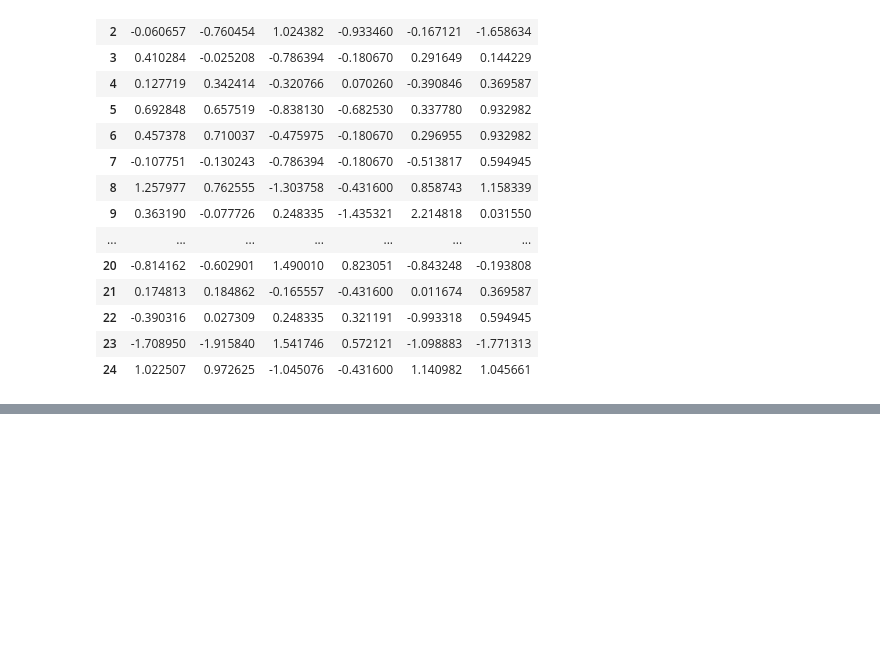
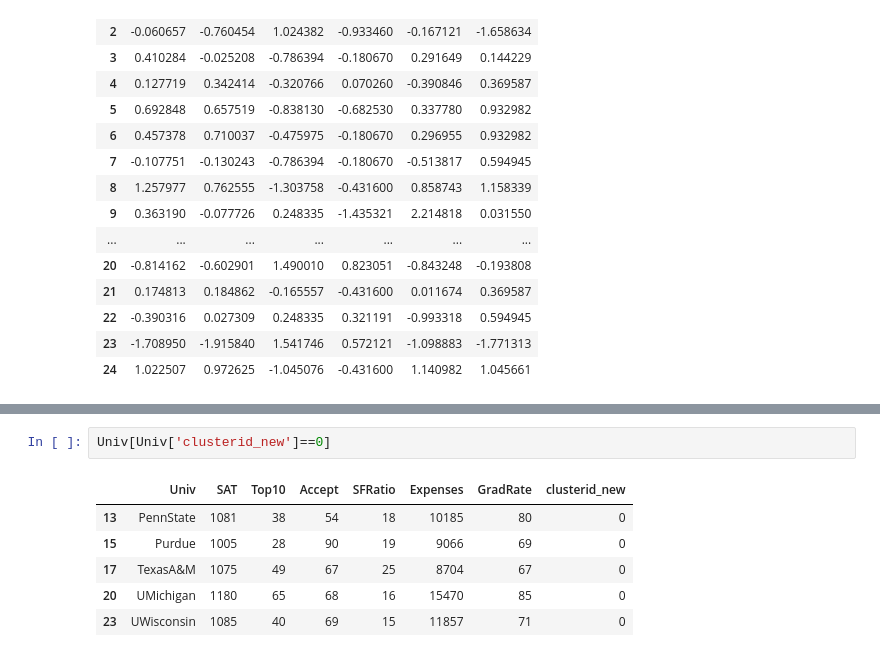
Before and after one commit to AnirudhReddy1252/AIML_TASK, a Jupyter notebook: K-means clustering.ipynb, the cells around one changed output, grey strips where cells are left out. Drawn from its saved outputs; the diff is of its cells as text; blank space fills up the shorter version.

```diff
--- a/K-means clustering.ipynb
+++ b/K-means clustering.ipynb
@@ -89,0 +162,9 @@ scaled_Univ_df
+# %%
+Univ[Univ['clusterid_new']==0]
+# %% [output]
+|  | Univ | SAT | Top10 | Accept | SFRatio | Expenses | GradRate | clusterid_new |
+| 13 | PennState | 1081 | 38 | 54 | 18 | 10185 | 80 | 0 |
+| 15 | Purdue | 1005 | 28 | 90 | 19 | 9066 | 69 | 0 |
+| 17 | TexasA&M | 1075 | 49 | 67 | 25 | 8704 | 67 | 0 |
+| 20 | UMichigan | 1180 | 65 | 68 | 16 | 15470 | 85 | 0 |
+| 23 | UWisconsin | 1085 | 40 | 69 | 15 | 11857 | 71 | 0 |
```
Also changed, not shown: parts of 12 cells of this notebook.
